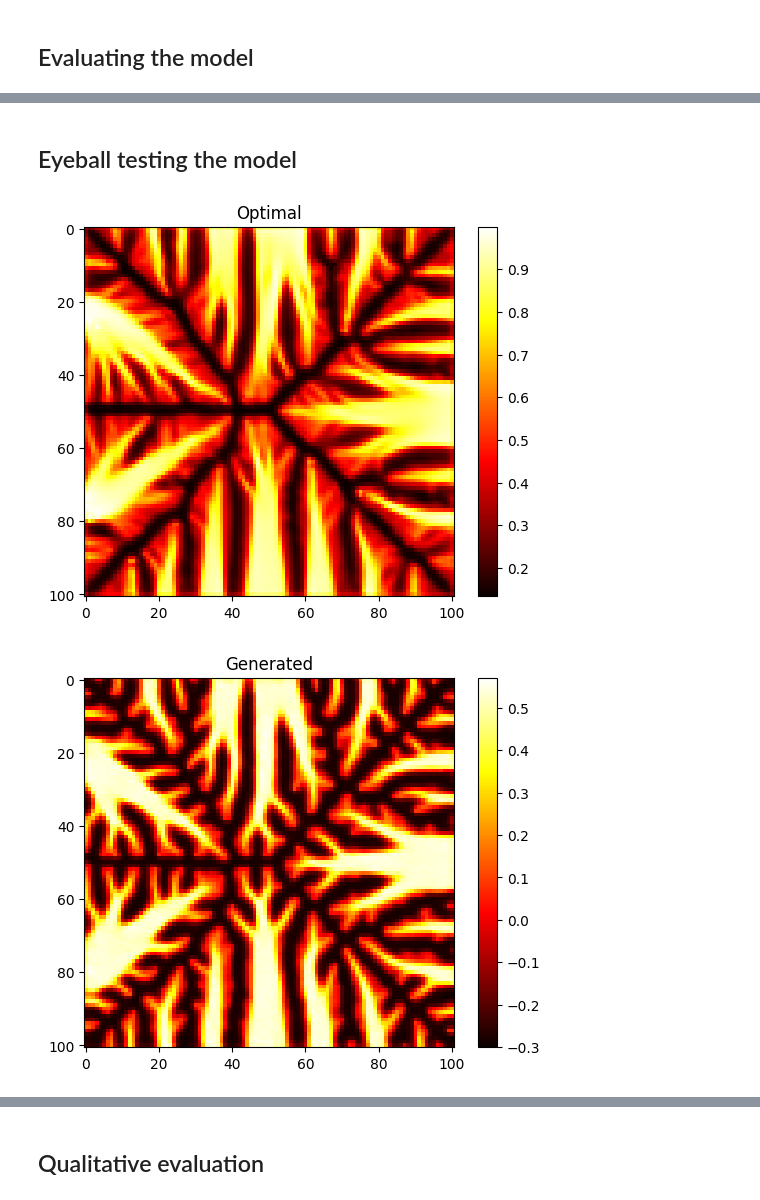
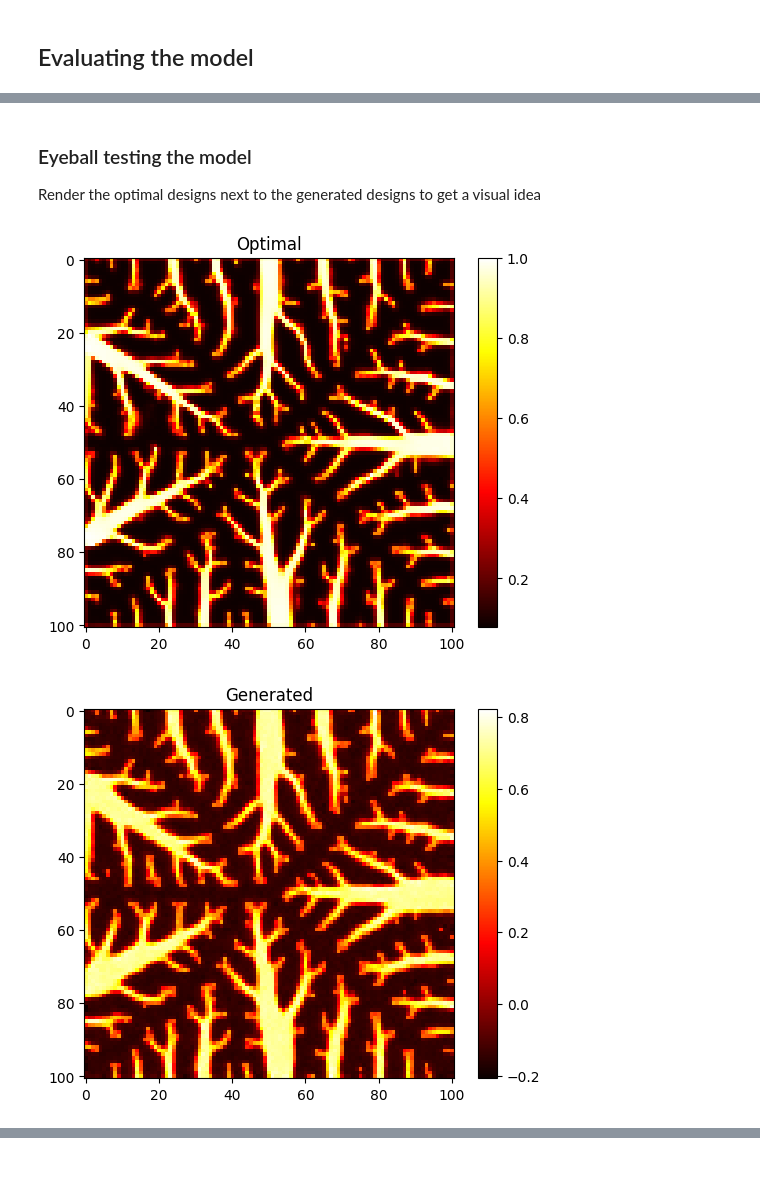
Before and after one commit to Psych17101/EngiOpt, a Jupyter notebook: example_hard_model.ipynb, the cells around one changed output, grey strips where cells are left out. Drawn from its saved outputs; the diff is of its cells as text; code cells hidden in the pictures; blank space fills up the shorter version.

```diff
--- a/example_hard_model.ipynb
+++ b/example_hard_model.ipynb
@@ -124,7 +124,14 @@ api = wandb.Api()
 artifact = api.artifact(artifact_path, type="model")
 artifact_dir = artifact.download()
 ckpt_path = os.path.join(artifact_dir, "model.pth")
-device = th.device("cuda" if th.cuda.is_available() else "cpu")
+
+if th.cuda.is_available():
+    device = th.device("cuda")
+elif th.backends.mps.is_available():
+    device = th.device("mps")
+else:
+    device = th.device("cpu")
+
 ckpt = th.load(ckpt_path, map_location=device)
 
 # We will also need the "run" object to get the model configuration which was used to train the model.
@@ -148,7 +155,7 @@ model = UNet2DConditionModel(
 model.load_state_dict(ckpt["model"])
 model.eval()
 
-# The noise schedule also must be restored
+# The noise schedule must also be restored
 options = {
     "cosine": run.config["noise_schedule"] == "cosine",
     "exp_biasing": run.config["noise_schedule"] == "exp",
@@ -169,15 +180,15 @@ Done. 0:0:1.4
 # %%
-# Now we can use the model to generate designs
+
 n_samples = 3
 
 conditions = [
-    {"volume": 0.5, "length": 0.5},
+    {"volume": 0.3, "length": 0.5},
     {"volume": 0.4, "length": 0.7},
     {"volume": 0.2, "length": 0.1},
 ]
 
 conditions_tensor = th.tensor([list(c.values()) for c in conditions], device=device)
-conditions_tensor = conditions_tensor.unsqueeze(1) # Add channel dim
+conditions_tensor = conditions_tensor.unsqueeze(1)  # Add channel dim
 
 design_shape = problem.design_space.shape
 # Denoise the designs in batch
@@ -187,8 +198,9 @@ for i in reversed(range(run.config["num_timesteps"])):
     gen_designs = ddm_sampler.sample_timestep(model, gen_designs, t, conditions_tensor)
 
 gen_designs = gen_designs.cpu().numpy()
+gen_designs = gen_designs.squeeze() # Remove the channel dim
 
 # Render the designs
 for i in range(n_samples):
-    problem.render(gen_designs[i][0]) # 0 removes the channel dim
+    problem.render(gen_designs[i])
 # %% [output]
@@ -200,11 +216,10 @@ for i in range(n_samples):
 # %%
 
-# Let's first optimize the generated designs, to see how far away they are from optimal designs
 opt_designs = []
 opt_histories = []
 for i in range(n_samples):
     opt_design, opt_history = problem.optimize(
-        starting_point=gen_designs[i][0],
+        starting_point=gen_designs[i],
         config=conditions[i],
     )
     opt_histories.append(opt_history)
@@ -273,13 +285,15 @@ rm: cannot remove '/home/fenics/shared/templates/RES_OPT/TEMP*': No such file or
-# %% [markdown]
-## Eyeball testing the model
+# %% [markdown]
+### Eyeball testing the model
+
+Render the optimal designs next to the generated designs to get a visual idea
 # %%
-# Render the optimal designs next to the generated designs to get a visual idea
+
 for i in range(n_samples):
     fig_opt, ax_opt = problem.render(opt_designs[i])
-    fig_gen, ax_gen = problem.render(gen_designs[i][0])
+    fig_gen, ax_gen = problem.render(gen_designs[i])
     ax_opt.set_title("Optimal")
     ax_gen.set_title("Generated")
     plt.show()
 # %% [output]
-[figure, old version]
+[figure, new version]
-[figure, old version]
+[figure, new version]
@@ -290,2 +303,0 @@ for i in range(n_samples):
-# %% [markdown]
-## Qualitative evaluation
```
Also changed, not shown: parts of 13 cells of this notebook.
